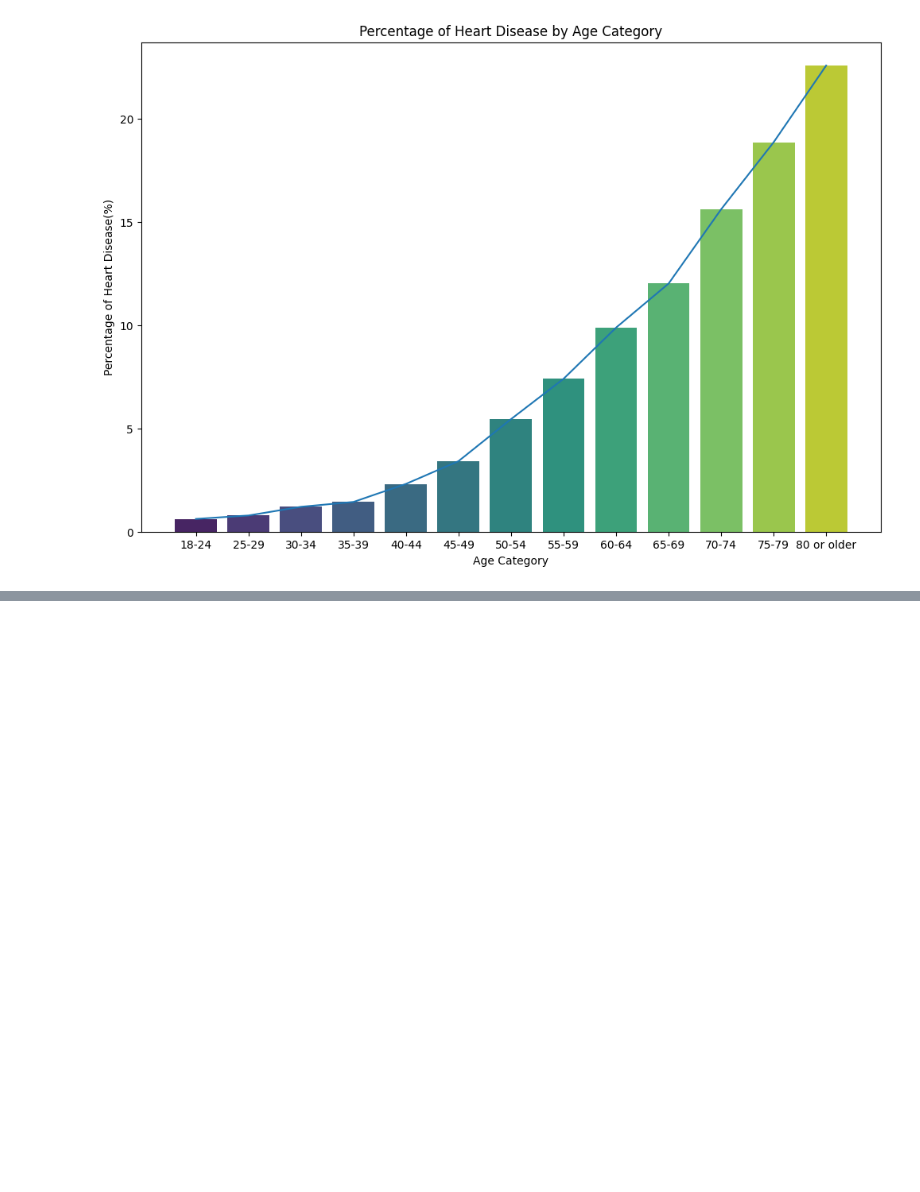
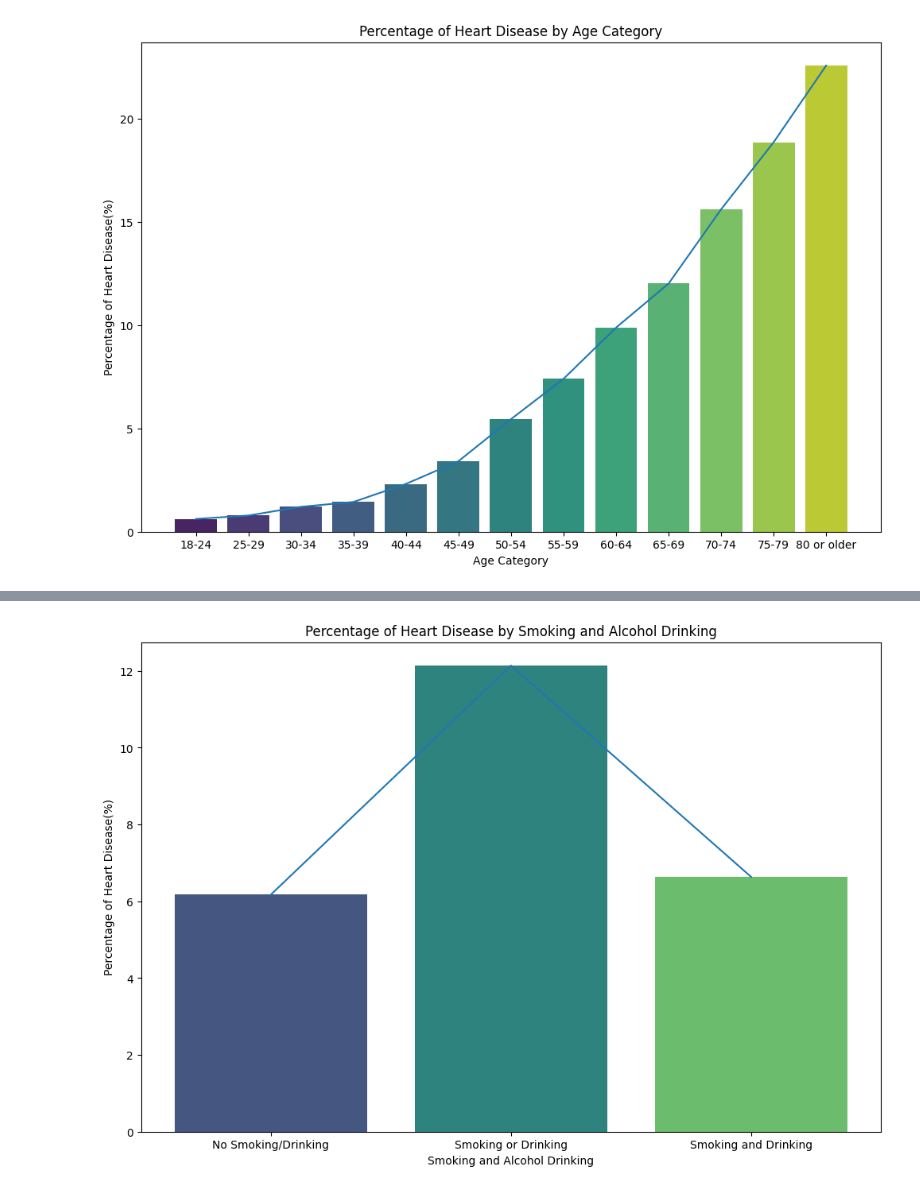
Before and after one commit to moranxuege/2024Research_SU, a Jupyter notebook: Analysis/2020_EDA.ipynb, the cells around one changed output, grey strips where cells are left out. Cells and saved outputs as stored; diff of their text form; code cells hidden in the pictures; blank space fills up the shorter version.

Commit message:
feat: Add the analysis about drinking

```diff
--- a/Analysis/2020_EDA.ipynb
+++ b/Analysis/2020_EDA.ipynb
@@ -193,0 +206,8 @@ plt.show()
+# %%
+data_sd = data.copy()
+data_sd = data_sd[['HeartDisease', 'Smoking', 'AlcoholDrinking']]
+data_sd['Smoking'] = data_sd['Smoking'].map({'No': 0, 'Yes': 1})
+data_sd['AlcoholDrinking'] = data_sd['AlcoholDrinking'].map({'No': 0, 'Yes': 1})
+data_sd['HeartDisease'] = data_sd['HeartDisease'].map({'No': 0, 'Yes': 1})
+data_sd['Smoking and Alcohol Drinking'] = data_sd['Smoking'] + data_sd['AlcoholDrinking']
+data_sd.describe()
@@ -193,0 +224,12 @@ plt.show()
+# %%
+smoking_alcohol = data_sd.groupby('Smoking and Alcohol Drinking')['HeartDisease'].mean() * 100
+plt.figure(figsize=(12, 8))
+plt.xticks([0, 1, 2], ['No Smoking/Drinking', 'Smoking or Drinking', 'Smoking and Drinking'])
+sns.barplot(x=smoking_alcohol.index, y=smoking_alcohol.values, palette='viridis')
+sns.lineplot(x=smoking_alcohol.index, y=smoking_alcohol.values, palette='viridis')
+plt.title('Percentage of Heart Disease by Smoking and Alcohol Drinking')
+plt.xlabel('Smoking and Alcohol Drinking')
+plt.ylabel('Percentage of Heart Disease(%)')
+plt.show()
+# %% [output]
+[figure, added]
```
Also changed, not shown: parts of 7 cells of this notebook.
